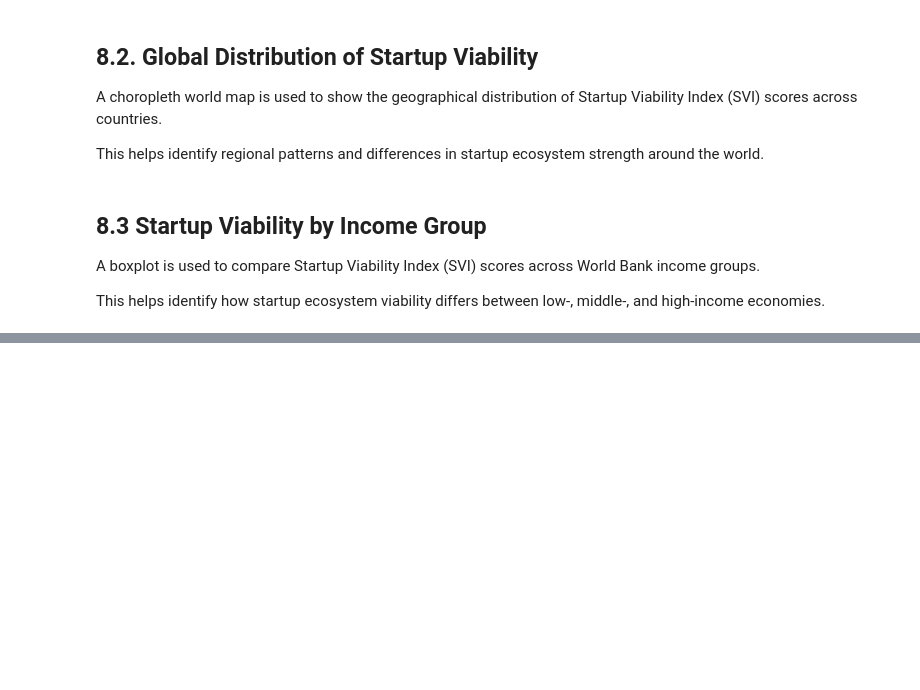
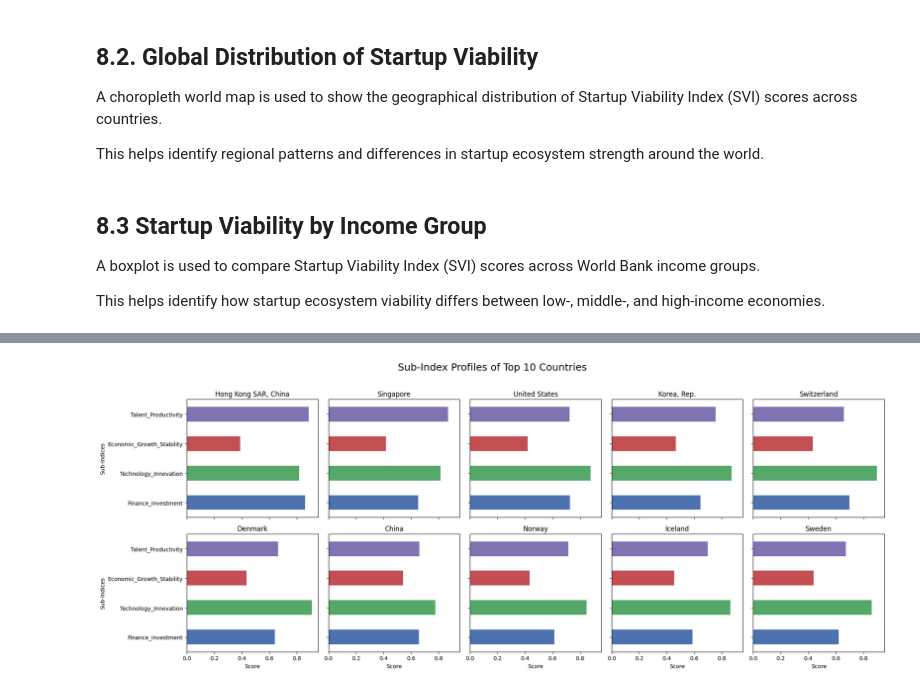
Before and after one commit to henryelga/Startup_Viability_Index, a Jupyter notebook: notebooks/08_visualisation.ipynb, the cells around one changed output, grey strips where cells are left out. Drawn from its saved outputs; the diff is of its cells as text; code cells hidden in the pictures; blank space fills up the shorter version.

```diff
--- a/notebooks/08_visualisation.ipynb
+++ b/notebooks/08_visualisation.ipynb
@@ -107,0 +115,72 @@ plt.show()
+# %%
+# Get top 10 countries from SVI
+top10_countries = (
+    svi_df.sort_values(
+        "Startup_Viability_Index",
+        ascending=False
+    )
+    .head(10)["Country Name"]
+)
+
+# Filter sub-index dataset
+top10_sub = sub_df[
+    sub_df["Country Name"].isin(top10_countries)
+]
+
+# Keep ranking order
+top10_sub = (
+    top10_sub.set_index("Country Name")
+    .loc[top10_countries]
+)
+
+# Sub-index columns
+sub_cols = [
+    "Finance_Investment",
+    "Technology_Innovation",
+    "Economic_Growth_Stability",
+    "Talent_Productivity"
+]
+
+# Colors
+colors = [
+    "#4C72B0",
+    "#55A868",
+    "#C44E52",
+    "#8172B2"
+]
+
+fig, axes = plt.subplots(2, 5, figsize=(20,8), sharex=True)
+
+axes = axes.flatten()
+
+for i, country in enumerate(top10_sub.index):
+
+    scores = top10_sub.loc[country, sub_cols]
+
+    scores.plot(
+        kind="barh",
+        ax=axes[i],
+        color=colors
+    )
+
+    axes[i].set_title(country)
+    axes[i].set_xlabel("Score")
+
+    # Only keep y-labels for first chart in each row
+    if i not in [0, 5]:
+        axes[i].set_yticklabels([])
+        axes[i].set_ylabel("")
+    else:
+        axes[i].set_ylabel("Sub-Indices")
+
+# Main title
+plt.suptitle(
+    "Sub-Index Profiles of Top 10 Countries",
+    fontsize=18
+)
+
+plt.tight_layout(rect=[0, 0, 1, 0.96])
+
+plt.show()
+# %% [output]
+[figure, added]
```
Also changed, not shown: parts of 7 cells of this notebook.
